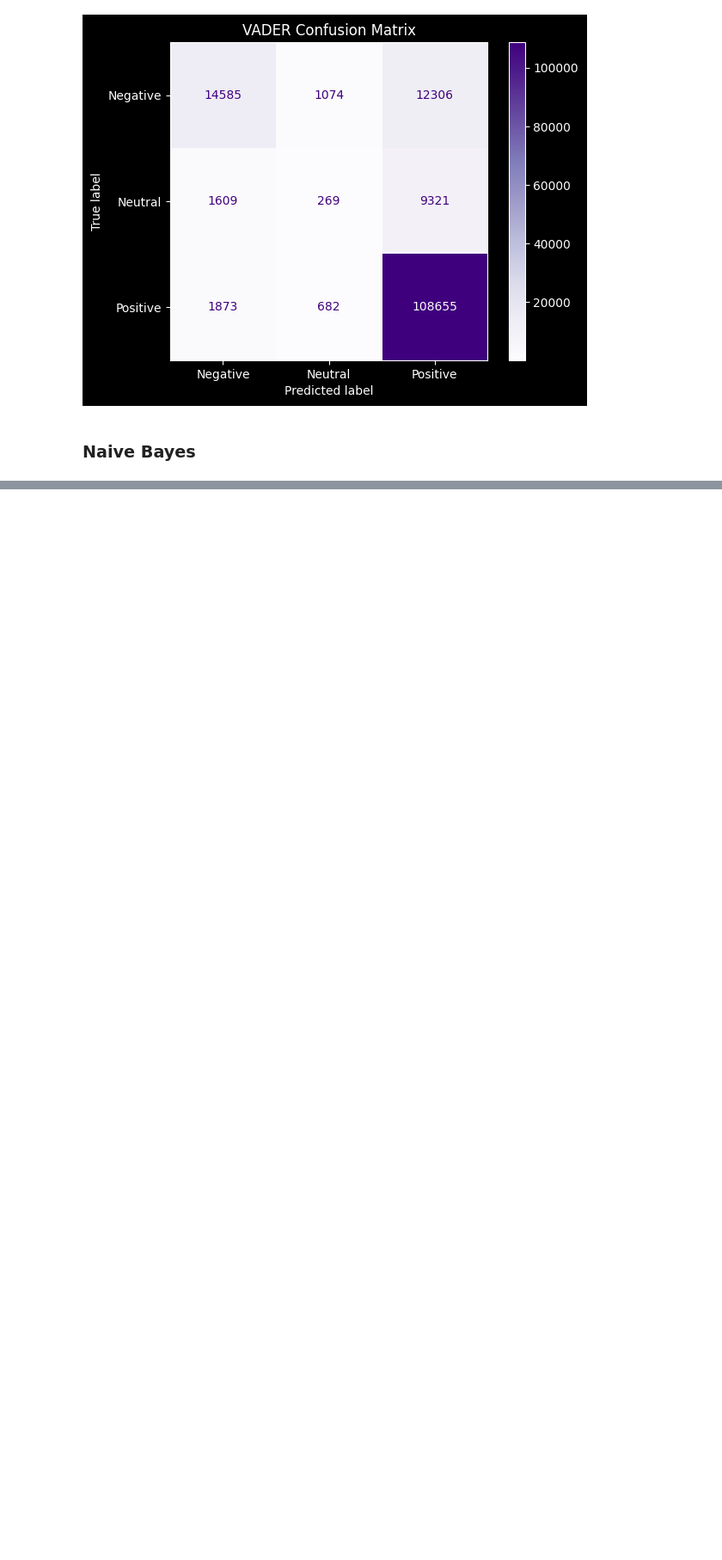
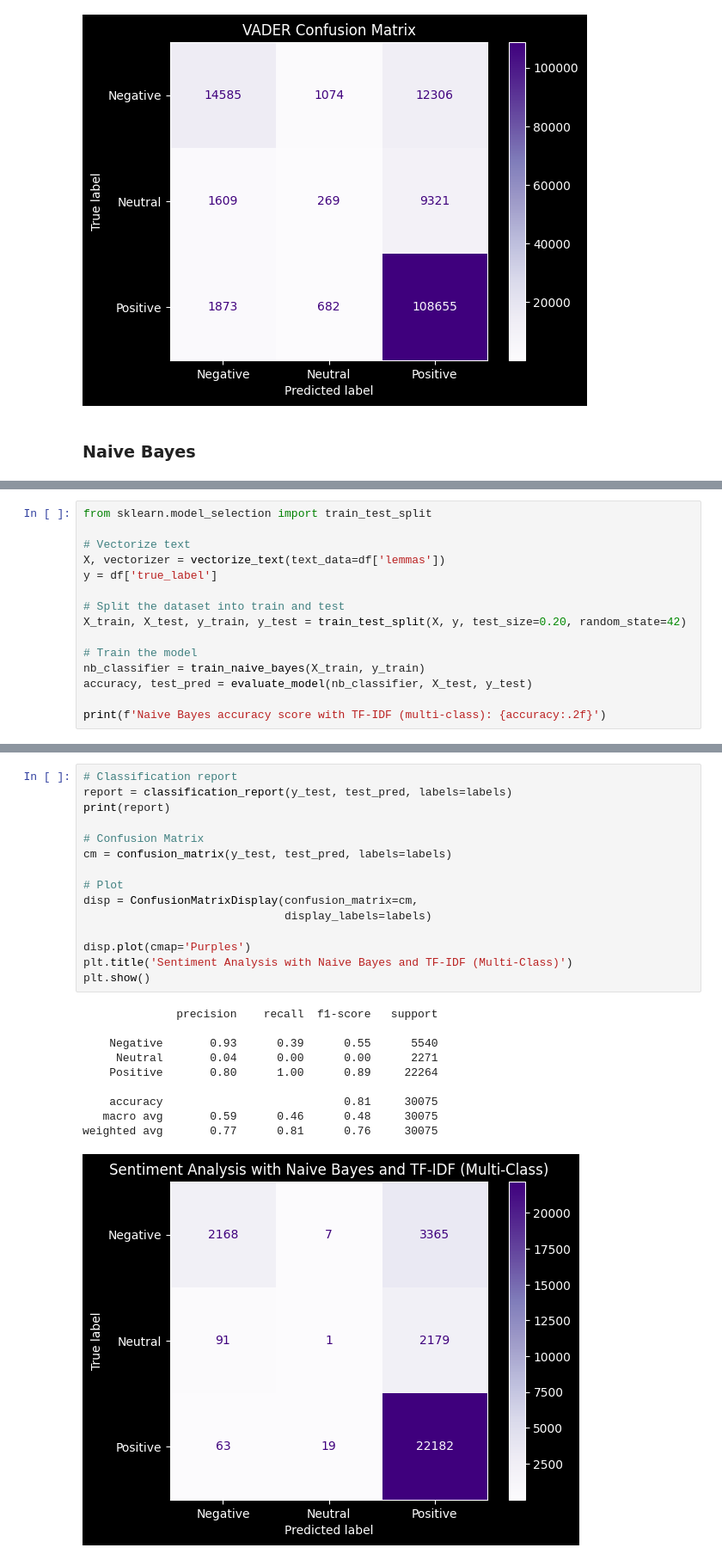
Before and after one commit to eccecarreon/nlp-deployment, a Jupyter notebook: nlp.ipynb, the cells around one changed output, grey strips where cells are left out. Shown: that part at 86% size. Cells and saved outputs as stored; diff of their text form; blank space fills up the shorter version.

Commit message:
finished naive bayes model

```diff
--- a/nlp.ipynb
+++ b/nlp.ipynb
@@ -362,0 +393,15 @@ plt.show()
+# %%
+from sklearn.model_selection import train_test_split
+
+# Vectorize text
+X, vectorizer = vectorize_text(text_data=df['lemmas'])
+y = df['true_label']
+
+# Split the dataset into train and test
+X_train, X_test, y_train, y_test = train_test_split(X, y, test_size=0.20, random_state=42)
+
+# Train the model
+nb_classifier = train_naive_bayes(X_train, y_train)
+accuracy, test_pred = evaluate_model(nb_classifier, X_test, y_test)
+
+print(f'Naive Bayes accuracy score with TF-IDF (multi-class): {accuracy:.2f}')
@@ -362,0 +413,26 @@ plt.show()
+# %%
+# Classification report
+report = classification_report(y_test, test_pred, labels=labels)
+print(report)
+
+# Confusion Matrix
+cm = confusion_matrix(y_test, test_pred, labels=labels)
+
+# Plot
+disp = ConfusionMatrixDisplay(confusion_matrix=cm,
+                              display_labels=labels)
+
+disp.plot(cmap='Purples')
+plt.title('Sentiment Analysis with Naive Bayes and TF-IDF (Multi-Class)')
+plt.show()
+# %% [output]
+              precision    recall  f1-score   support
+
+    Negative       0.93      0.39      0.55      5540
+     Neutral       0.04      0.00      0.00      2271
+    Positive       0.80      1.00      0.89     22264
+
+    accuracy                           0.81     30075
+   macro avg       0.59      0.46      0.48     30075
+weighted avg       0.77      0.81      0.76     30075
+[figure, added]
```
Also changed, not shown: parts of 7 cells of this notebook, 2 other files.
